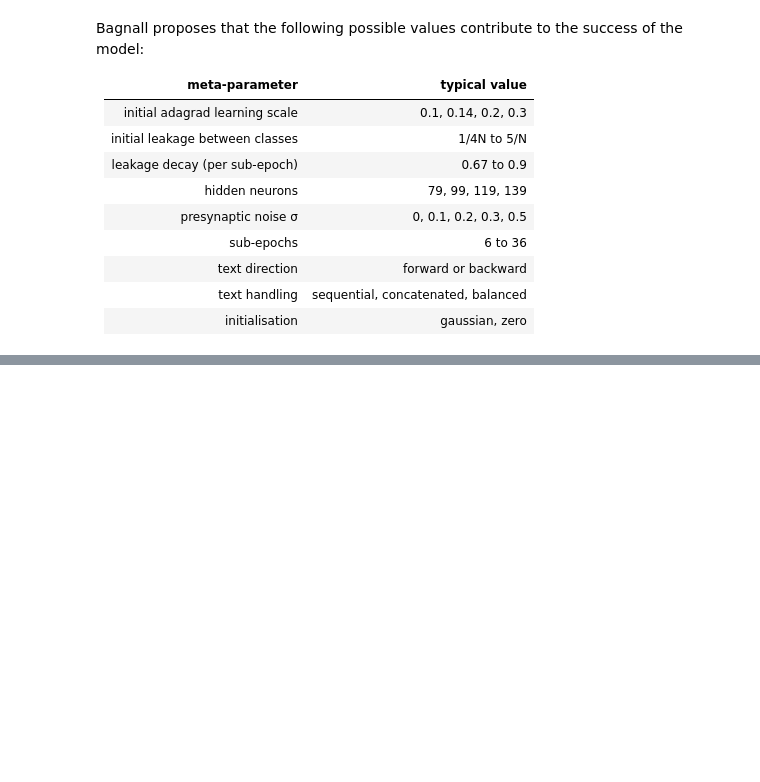
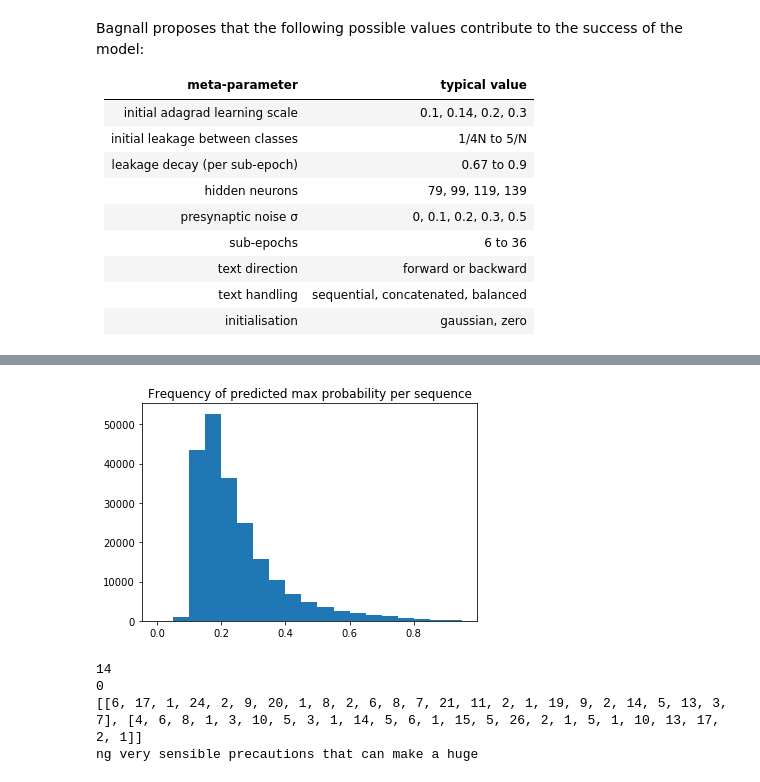
Before and after one commit to MIDSJoe2016/MIDS_266_project, a Jupyter notebook: code/Keras_Character_MultiHeadRNN.ipynb, the cells around one changed output, grey strips where cells are left out. Saved outputs shown, nothing was run; the diff lists cells and outputs as text; code cells hidden in the pictures; blank space fills up the shorter version.

```diff
--- a/code/Keras_Character_MultiHeadRNN.ipynb
+++ b/code/Keras_Character_MultiHeadRNN.ipynb
@@ -487,0 +495,27 @@ plt.show()
+# %%
+binwidth = .05
+pred_outs = pred_y/len(labels)
+plt.hist(pred_outs.max(axis=1),bins=np.arange(0.0, 1.0, 0.05))
+plt.title('Frequency of predicted max probability per sequence')
+plt.show()
+# %% [output]
+[figure, added]
+# %%
+sample_idx = 20000
+print np.argmax(pred_y[sample_idx])
+print np.argmax(test_y[sample_idx])
+print split_text[sample_idx-1:sample_idx+1]
+
+# print one sequence on either side of confused
+sample = split_text[sample_idx-1:sample_idx+1]
+sample = sum(sample, [])
+sample_txt = ""
+tokenizer_rev = {v: k for k, v in tokenizer.word_index.items()}
+for char in sample:
+    sample_txt += tokenizer_rev[char]
+print sample_txt
+# %% [output]
+14
+0
+[[6, 17, 1, 24, 2, 9, 20, 1, 8, 2, 6, 8, 7, 21, 11, 2, 1, 19, 9, 2, 14, 5, 13, 3, 7], [4, 6, 8, 1, 3, 10, 5, 3, 1, 14, 5, 6, 1, 15, 5, 26, 2, 1, 5, 1, 10, 13, 17, 2, 1]]
+ng very sensible precautions that can make a huge
```
Also changed, not shown: parts of 7 cells of this notebook, 11 other files.
